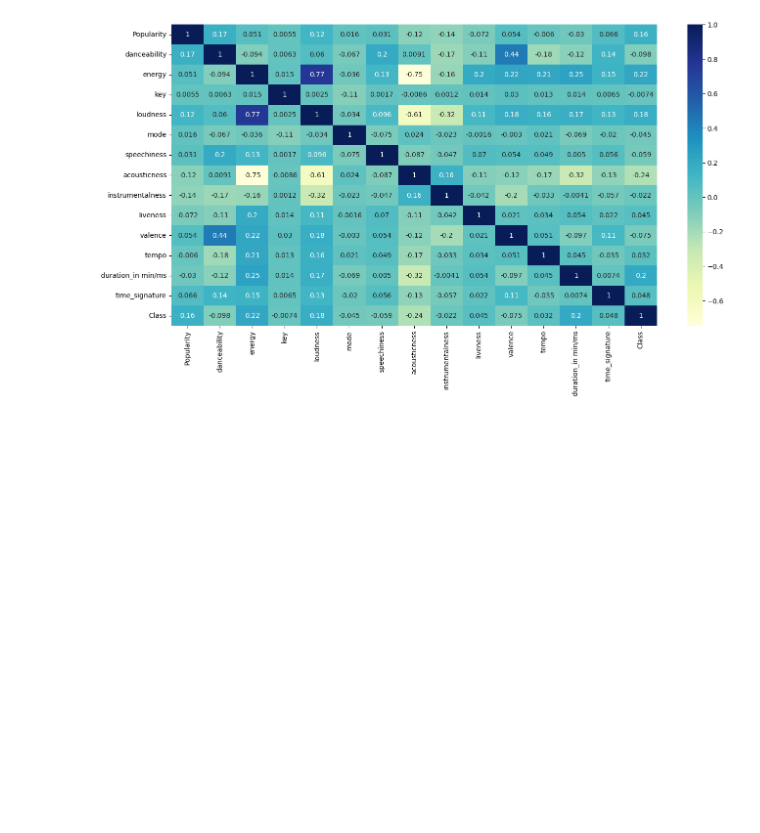
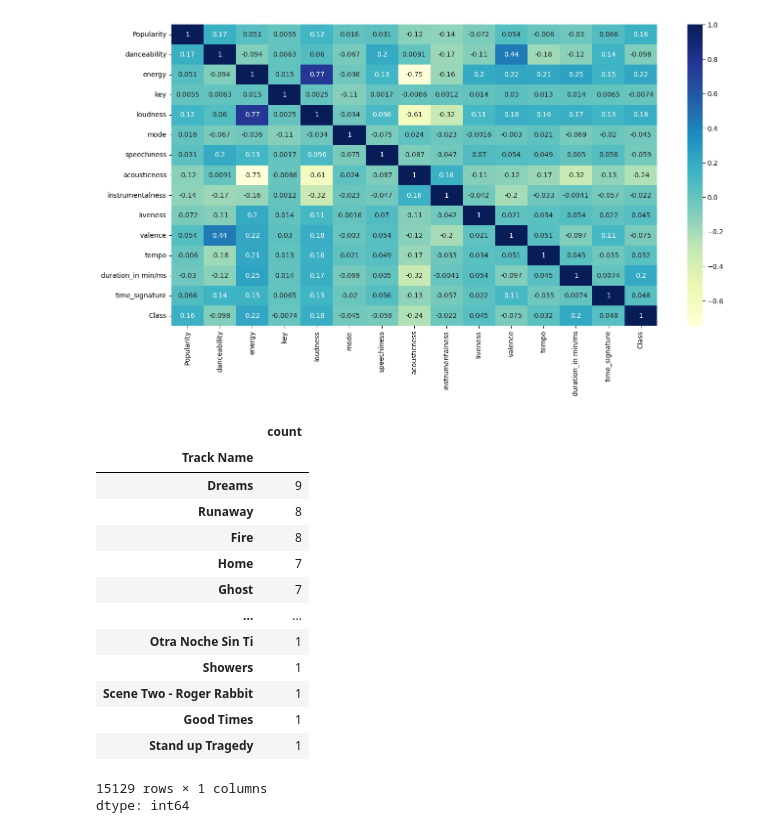
Before and after one commit to hwh1004/colab, a Jupyter notebook: SVM.ipynb, the cells around one changed output. Drawn from its saved outputs; the diff is of its cells as text; code cells hidden in the pictures; blank space fills up the shorter version.

```diff
--- a/SVM.ipynb
+++ b/SVM.ipynb
@@ -96,3 +96,21 @@ sns.heatmap(corr,annot=True,cmap='YlGnBu')
 plt.show()
 # %% [output]
 [figure]
+# %%
+data['Track Name'].value_counts()
+# %% [output]
+|  | count |
+| Track Name |  |
+| Dreams | 9 |
+| Runaway | 8 |
+| Fire | 8 |
+| Home | 7 |
+| Ghost | 7 |
+| ... | ... |
+| Otra Noche Sin Ti | 1 |
+| Showers | 1 |
+| Scene Two - Roger Rabbit | 1 |
+| Good Times | 1 |
+| Stand up Tragedy | 1 |
+15129 rows × 1 columns
+dtype: int64
```
Also changed, not shown: parts of 3 cells of this notebook.
